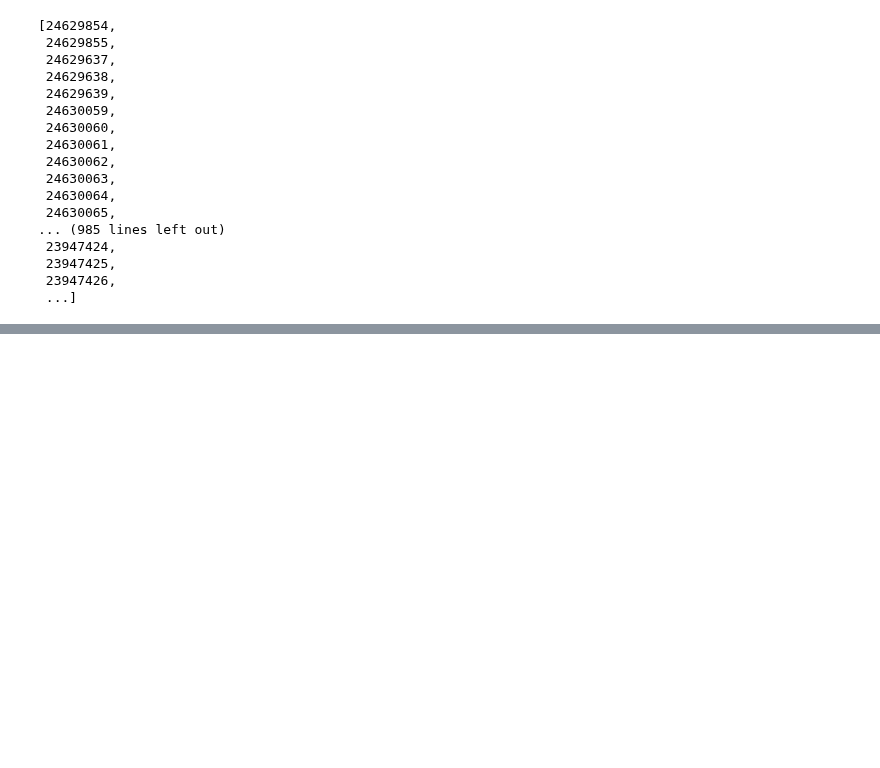
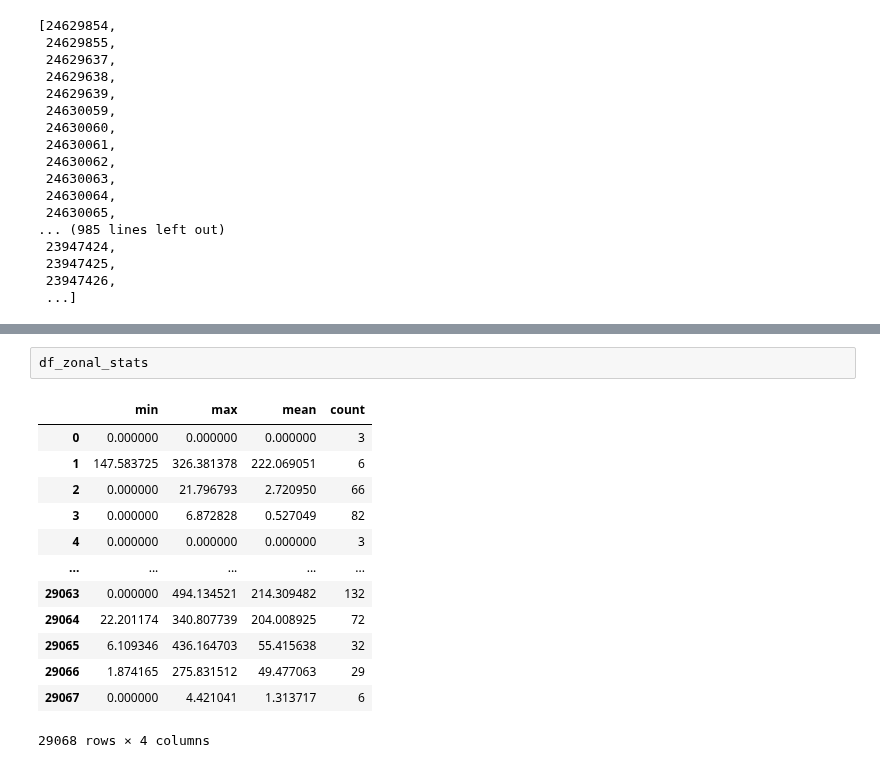
Before and after one commit to CovingtonResearchGroup/sinkhole_analysis, a Jupyter notebook: soils-analysis.ipynb, the cells around one changed output, grey strips where cells are left out. Saved outputs shown, nothing was run; the diff lists cells and outputs as text; blank space fills up the shorter version.

```diff
--- a/soils-analysis.ipynb
+++ b/soils-analysis.ipynb
@@ -252,0 +352,16 @@ fixed_cokeys
+# %%
+df_zonal_stats
+# %% [output]
+|  | min | max | mean | count |
+| 0 | 0.000000 | 0.000000 | 0.000000 | 3 |
+| 1 | 147.583725 | 326.381378 | 222.069051 | 6 |
+| 2 | 0.000000 | 21.796793 | 2.720950 | 66 |
+| 3 | 0.000000 | 6.872828 | 0.527049 | 82 |
+| 4 | 0.000000 | 0.000000 | 0.000000 | 3 |
+| ... | ... | ... | ... | ... |
+| 29063 | 0.000000 | 494.134521 | 214.309482 | 132 |
+| 29064 | 22.201174 | 340.807739 | 204.008925 | 72 |
+| 29065 | 6.109346 | 436.164703 | 55.415638 | 32 |
+| 29066 | 1.874165 | 275.831512 | 49.477063 | 29 |
+| 29067 | 0.000000 | 4.421041 | 1.313717 | 6 |
+29068 rows × 4 columns
```
Also changed, not shown: parts of 22 cells of this notebook, 2 other files.
